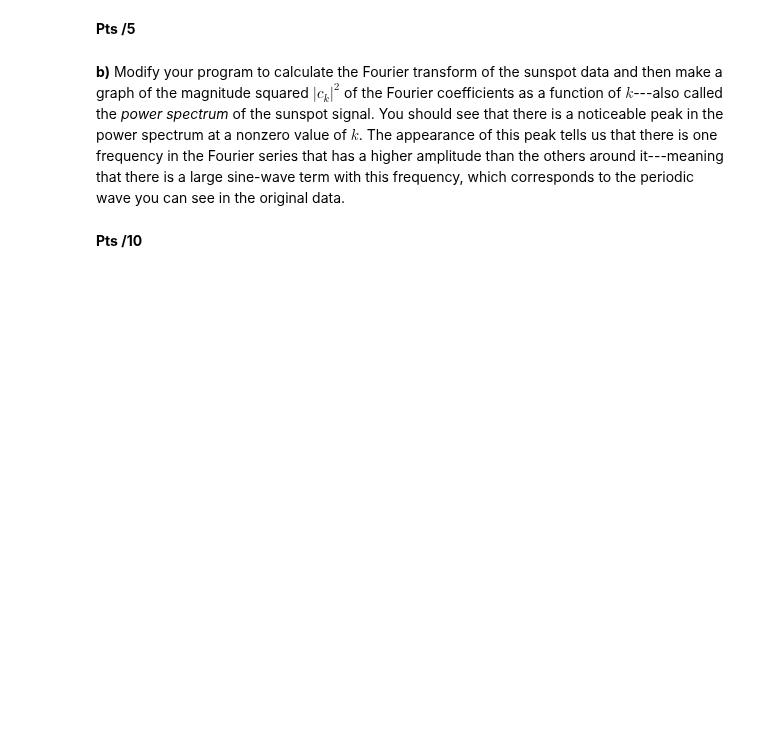
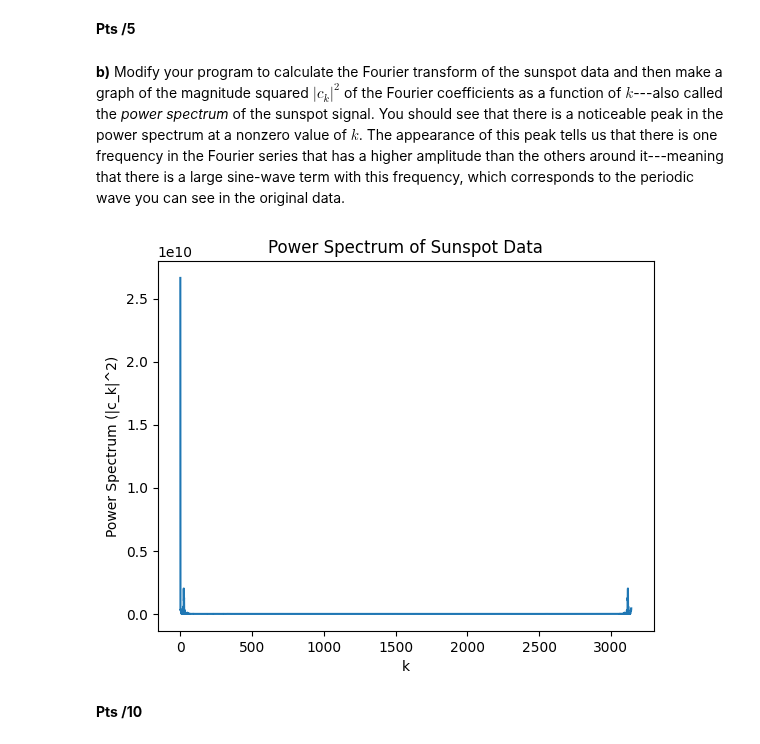
Before and after one commit to DebuggerDan/ph322-computational-physics-sp23, a Jupyter notebook: hw7_notebook_2023.ipynb, the cells around one changed output. Saved outputs shown, nothing was run; the diff lists cells and outputs as text; code cells hidden in the pictures; blank space fills up the shorter version.

```diff
--- a/hw7_notebook_2023.ipynb
+++ b/hw7_notebook_2023.ipynb
@@ -522,3 +547,27 @@ In the on-line resources there is a file called _sunspots.txt_, which contains t
+# %%
+### PH 322 - Q7.2b.) - Dan Jang
+## Credits to ChatGPT for numpy & matplotlib implementation
+
+import numpy as np
+import matplotlib.pyplot as plt
+
+# Read the data from the file
+data = np.loadtxt("sunspots.txt")
+months, sunspots = data[:, 0], data[:, 1]
+
+# Calculate the Fourier transform of the sunspot data
+ck = np.fft.fft(sunspots)
+power_spectrum = np.abs(ck)**2
+
+# Plot the power spectrum as a function of k
+k = np.arange(len(sunspots))
+plt.plot(k, power_spectrum)
+plt.xlabel("k")
+plt.ylabel("Power Spectrum (|c_k|^2)")
+plt.title("Power Spectrum of Sunspot Data")
+plt.show()
+# %% [output]
+[figure, added]
 # %% [markdown]
 **Pts /10**
 # %% [markdown]
```
Also changed, not shown: parts of 8 cells of this notebook, 2 other files.
